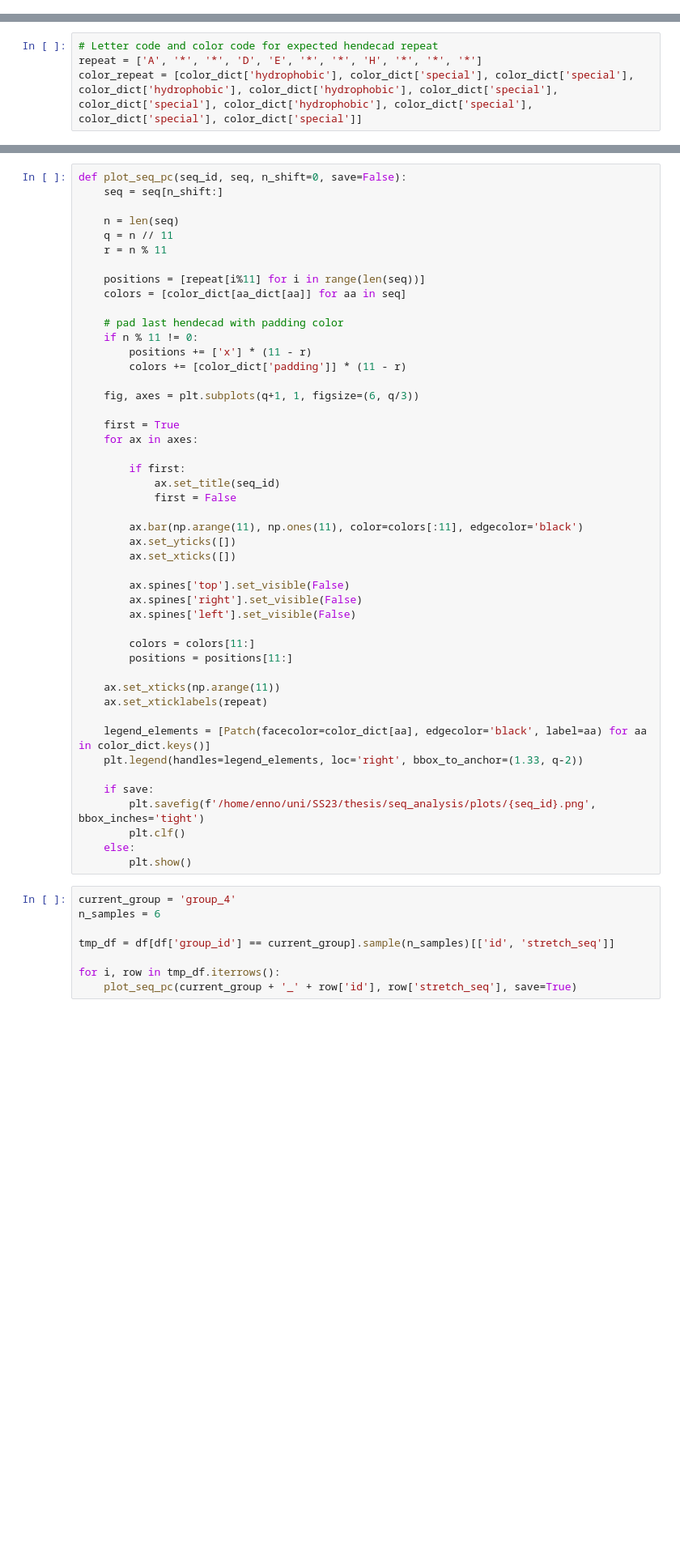
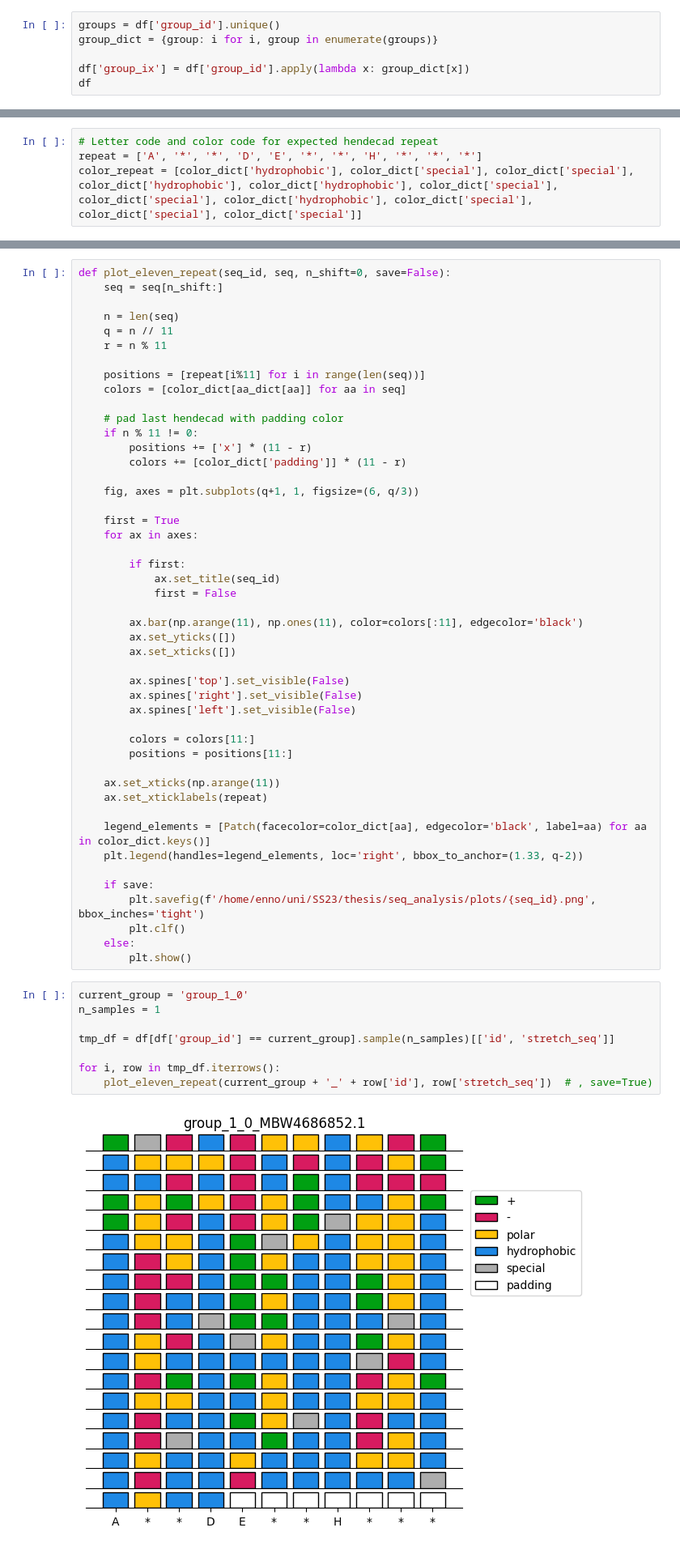
Before and after one commit to donEnno/hendecads, a Jupyter notebook: seq_analysis/seq_analysis.ipynb, the cells around one changed output, grey strips where cells are left out. Shown at 81% size. Cells and saved outputs as stored; diff of their text form; blank space fills up the shorter version.

```diff
--- a/seq_analysis/seq_analysis.ipynb
+++ b/seq_analysis/seq_analysis.ipynb
@@ -29,0 +23,6 @@ df.head()
+# %%
+groups = df['group_id'].unique()
+group_dict = {group: i for i, group in enumerate(groups)}
+
+df['group_ix'] = df['group_id'].apply(lambda x: group_dict[x])
+df
@@ -98,5 +111,5 @@ color_repeat = [color_dict['hydrophobic'], color_dict['special'], color_dict['sp
 # %%
-def plot_seq_pc(seq_id, seq, n_shift=0, save=False):
+def plot_eleven_repeat(seq_id, seq, n_shift=0, save=False):
     seq = seq[n_shift:]
 
     n = len(seq)
@@ -143,11 +156,13 @@ def plot_seq_pc(seq_id, seq, n_shift=0, save=False):
     else:
         plt.show()
 # %%
-current_group = 'group_4'
-n_samples = 6
+current_group = 'group_1_0'
+n_samples = 1
 
 tmp_df = df[df['group_id'] == current_group].sample(n_samples)[['id', 'stretch_seq']]
 
 for i, row in tmp_df.iterrows():
-    plot_seq_pc(current_group + '_' + row['id'], row['stretch_seq'], save=True)
+    plot_eleven_repeat(current_group + '_' + row['id'], row['stretch_seq'])  # , save=True)
+# %% [output]
+[figure, added]
 # %% [markdown]
```
Also changed, not shown: parts of 27 cells of this notebook.
